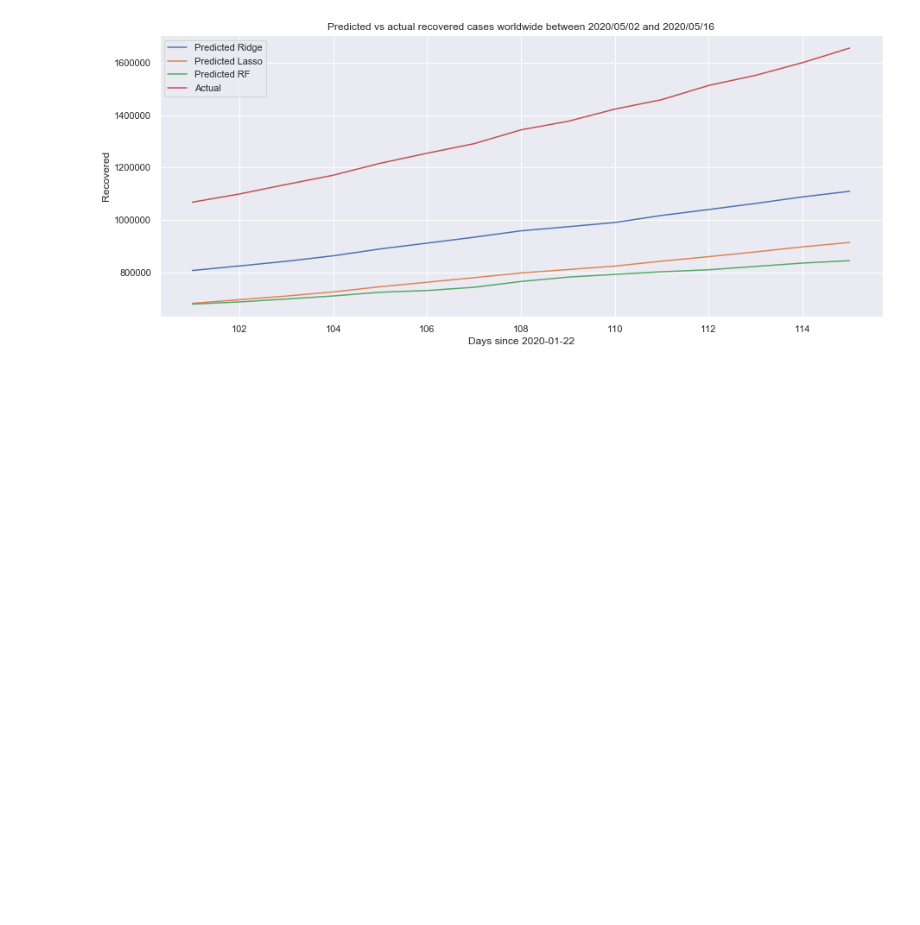
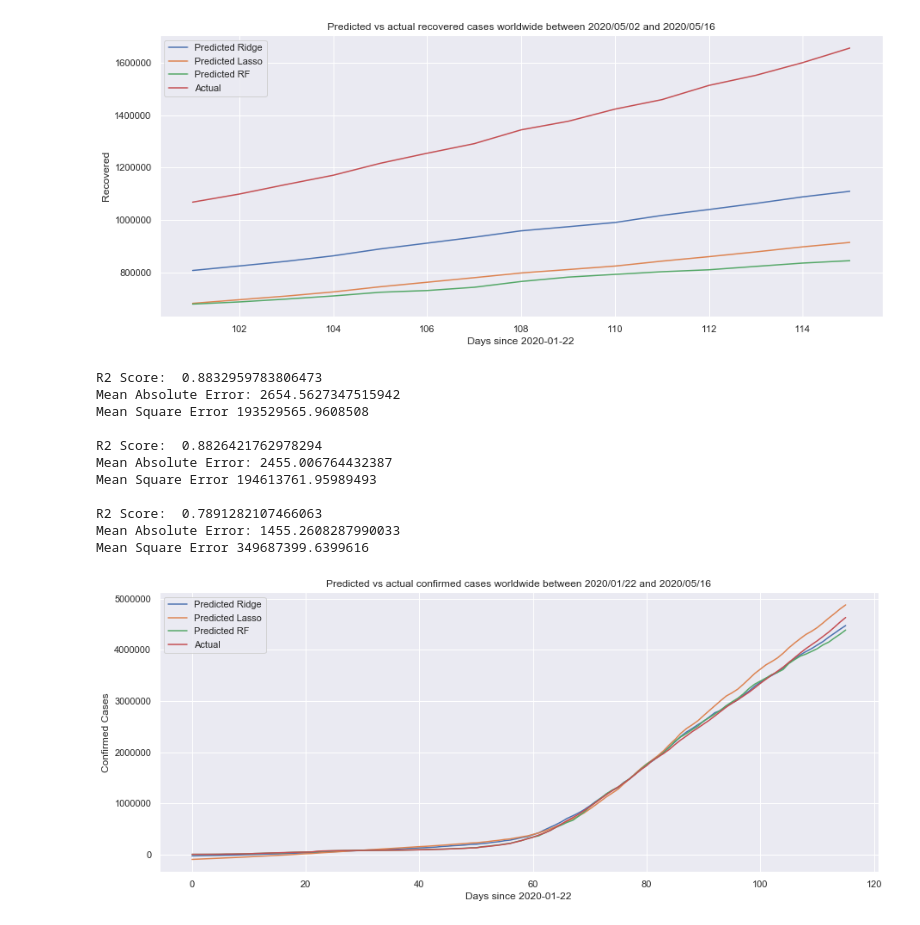
Before and after one commit to fcfalmeida/iart-covid-19, a Jupyter notebook: Notebook.ipynb, the cells around one changed output. Saved outputs shown, nothing was run; the diff lists cells and outputs as text; code cells hidden in the pictures; blank space fills up the shorter version.

Commit message:
add prediction plots for all data

```diff
--- a/Notebook.ipynb
+++ b/Notebook.ipynb
@@ -517,6 +517,10 @@ covid_02_05_16_05 = pd.read_csv('data/covid_02_05_16_05.csv')
 covid_02_05_16_05_test_confirmed = pd.read_csv('data/covid_02_05_16_05_test_confirmed.csv')
 covid_02_05_16_05_test_deaths = pd.read_csv('data/covid_02_05_16_05_test_deaths.csv')
 covid_02_05_16_05_test_recovered = pd.read_csv('data/covid_02_05_16_05_test_recovered.csv')
+covid_16_05 = pd.read_csv('data/covid_16_05.csv')
+covid_16_05_test_confirmed = pd.read_csv('data/covid_16_05_test_confirmed.csv')
+covid_16_05_test_deaths = pd.read_csv('data/covid_16_05_test_deaths.csv')
+covid_16_05_test_recovered = pd.read_csv('data/covid_16_05_test_recovered.csv')
 # %%
 model = pickle.load(open('models/confirmed_ridge.p', 'rb'))
 covid_17_04_01_05_confirmed_predictions_ridge = utils.predict_values(model, covid_17_04_01_05_test_confirmed, 'Confirmed')
@@ -794,3 +798,46 @@ ax = ax.set(xlabel='Days since 2020-01-22', ylabel='Recovered', title='Predicted
 between 2020/05/02 and 2020/05/16')
 # %% [output]
 [figure]
+# %%
+model = pickle.load(open('models/confirmed_ridge.p', 'rb'))
+covid_16_05_confirmed_predictions_ridge = utils.predict_values(model, covid_16_05_test_confirmed, 'Confirmed')
+
+utils.calc_metrics(covid_16_05['Confirmed'], covid_16_05_confirmed_predictions_ridge['Confirmed'])
+
+model = pickle.load(open('models/confirmed_lasso.p', 'rb'))
+covid_16_05_confirmed_predictions_lasso = utils.predict_values(model, covid_16_05_test_confirmed, 'Confirmed')
+
+utils.calc_metrics(covid_16_05['Confirmed'], covid_16_05_confirmed_predictions_lasso['Confirmed'])
+
+model = pickle.load(open('models/confirmed_rf.p', 'rb'))
+covid_16_05_confirmed_predictions_rf = utils.predict_values(model, covid_16_05_test_confirmed, 'Confirmed')
+
+utils.calc_metrics(covid_16_05['Confirmed'], covid_16_05_confirmed_predictions_rf['Confirmed'])
+
+actual_grouped = covid_16_05.groupby(['days_since'], as_index=False)['Confirmed'].sum()
+
+fig = plt.figure(figsize=(15,6))
+
+predictions_grouped = covid_16_05_confirmed_predictions_ridge.groupby(['days_since'], as_index=False)['Confirmed'].sum()
+sb.lineplot(x='days_since', y='Confirmed', label='Predicted Ridge', data=predictions_grouped)
+predictions_grouped = covid_16_05_confirmed_predictions_lasso.groupby(['days_since'], as_index=False)['Confirmed'].sum()
+sb.lineplot(x='days_since', y='Confirmed', label='Predicted Lasso', data=predictions_grouped)
+predictions_grouped = covid_16_05_confirmed_predictions_rf.groupby(['days_since'], as_index=False)['Confirmed'].sum()
+sb.lineplot(x='days_since', y='Confirmed', label='Predicted RF', data=predictions_grouped)
+
+ax = sb.lineplot(x='days_since', y='Confirmed', label='Actual', data=actual_grouped)
+ax = ax.set(xlabel='Days since 2020-01-22', ylabel='Confirmed Cases', title='Predicted vs actual confirmed cases worldwide \
+between 2020/01/22 and 2020/05/16')
+# %% [output]
+R2 Score:  0.8832959783806473
+Mean Absolute Error: 2654.5627347515942
+Mean Square Error 193529565.9608508
+
+R2 Score:  0.8826421762978294
+Mean Absolute Error: 2455.006764432387
+Mean Square Error 194613761.95989493
+
+R2 Score:  0.7891282107466063
+Mean Absolute Error: 1455.2608287990033
+Mean Square Error 349687399.6399616
+[figure, added]
```
Also changed, not shown: parts of 8 cells of this notebook, 3 other files.
